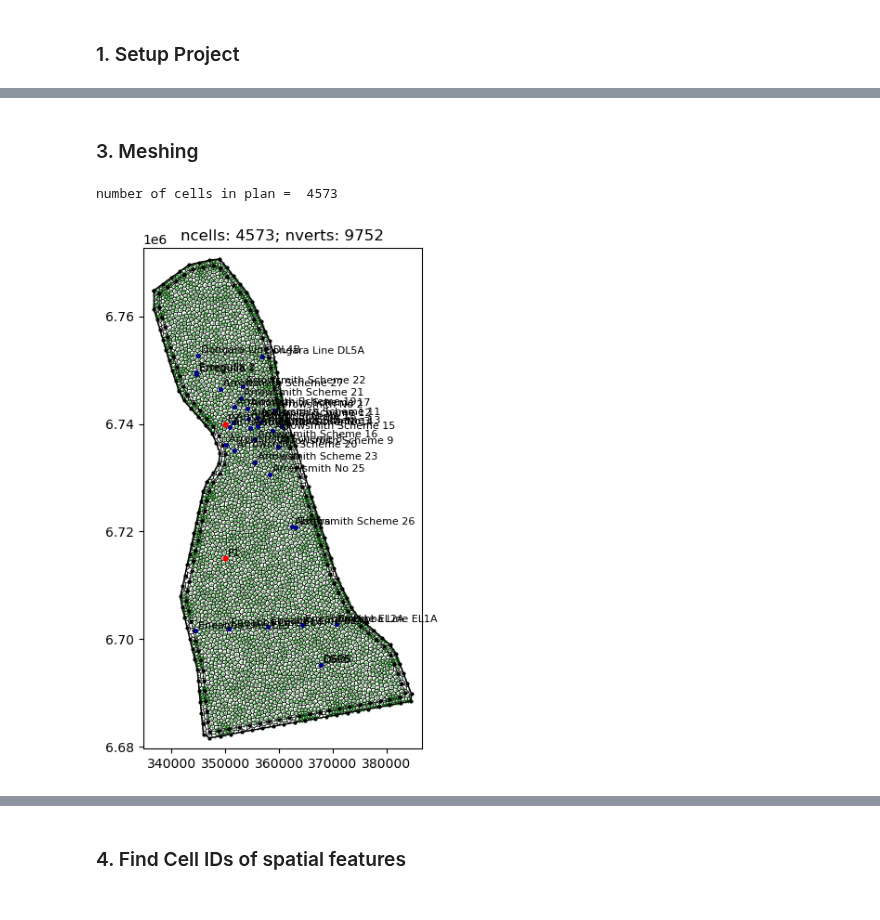
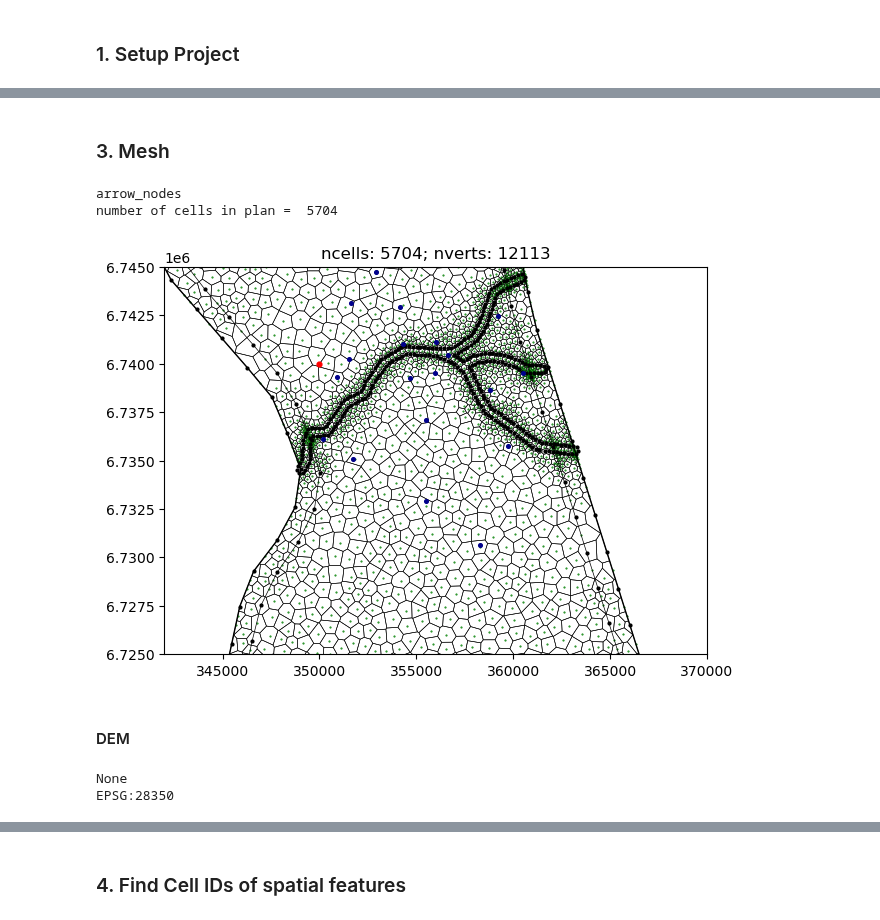
Before and after one commit to malvina-chmielarski/Otorowiri, a Jupyter notebook: scripts/Otorowiri_main.ipynb, the cells around one changed output, grey strips where cells are left out. Saved outputs shown, nothing was run; the diff lists cells and outputs as text; code cells hidden in the pictures.

Commit message:
made arrowsmith mesh

```diff
--- a/scripts/Otorowiri_main.ipynb
+++ b/scripts/Otorowiri_main.ipynb
@@ -63,19 +65,34 @@ spatial = Spatial(epsg = 28350)
 
 import process_spatial
 process_spatial.model_boundary(spatial, boundary_buff = 1000, simplify_tolerance = 800, node_spacing = 2000)
-#process_spatial.model_DEM(spatial)
+
 process_spatial.geo_bores(spatial)
 process_spatial.obs_bores(spatial)
-#process_spatial.obs_bores(spatial, observations)
 process_spatial.pump_bores(spatial)
-#process_spatial.head_boundary(spatial)
-#process_spatial.faults(spatial)
-process_spatial.river(spatial, node_spacing = 200, buffer_distance = 200, threshold = 100)
+process_spatial.arrow(spatial, node_spacing = 200, buffer_distance = 200, threshold = 100)
+#process_spatial.rivers(spatial, node_spacing = 200, buffer_distance = 200, threshold = 100)
 process_spatial.outcrop(spatial, node_spacing = 200, buffer_distance = 200, threshold = 100)
 process_spatial.lithology_boundary(spatial, node_spacing = 200, buffer_distance = 200, threshold = 100)
-#process_spatial.lakes(spatial)
-#process_spatial.plot_spatial(spatial)
-#process_spatial.plot_spatial2(spatial, geobores = True, obsbores = False, pumpbores = False)
+
+spatial.xsection_names = ['A', 'B', 'C']
+spatial.xsections = [
+                     [(340000, 6690000),(385000, 6700000)],
+                     [(340000, 6730000),(365000, 6740000)],
+                     [(350000, 6765000),(365000, 6680000)]
+                     ]
+
+extent = [[342000, 370000],[6725000, 6745000]] # extent[[x0,x1], [y0,y1]]
+process_spatial.plot_spatial(spatial,
+                 labels = False, # Bore ids
+                 obsbores = False,
+                 pumpbores = False,
+                 geobores = True,
+                 rivers = False, # thre three river
+                 arrow = True, # Just arrowsmith
+                 outcrop = True,
+                 xsections = True,
+                 extent = extent # Just hash out to see the whole model
+                 )
 # %% [output]
 POLYGON ((361337.20725018514 6735522.680110534, 361318.55532478204 6735525.34676506, 361300.2371096979 6735529.756794962, 361282.41518154956 6735535.871060632, 361265.24771234096 6735543.635297142, 36 ...
 POLYGON ((345140.9692787377 6707402.668853647, 345252.9796207384 6706720.167554041, 345388.9877556131 6705992.6490580365, 345596.98865407764 6705040.136873238, 345704.0417691118 6704640.13896092, 3458 ...
@@ -90,11 +108,11 @@ spatial.model_boundary_gdf.explore(m=m, fill = False)
 # %% [output]
 [interactive output not drawn]
 # %% [markdown]
-### 3. Meshing
+### 3. Mesh
 # %%
 from loopflopy.mesh import Mesh
 special_cells = {
-    #'chd': ['west'],
+                 'rivers': ['arrow'],
                  #'wel': ['pumpbores'],
                  'obs': ['obsbores'], }
 mesh = Mesh(plangrid = 'vor', special_cells = special_cells) # special cells to identify as arguements
@@ -108,7 +126,7 @@ mesh.boremaxtri = 99999999
 
 mesh.create_bore_refinement(spatial)
 
-node_list = []#'faults_nodes', 'bore_refinement_nodes']
+node_list = ['arrow_nodes']#'faults_nodes', 'bore_refinement_nodes']
 polygon_list = ['model_boundary_poly', 'inner_boundary_poly']
 
 mesh.prepare_nodes_and_polygons(spatial, node_list, polygon_list)
@@ -116,15 +134,26 @@ mesh.create_mesh(project, spatial)
 
 print('number of cells in plan = ', mesh.ncpl)
 # %% [output]
-number of cells in plan =  4573
+arrow_nodes
+number of cells in plan =  5704
 # %%
-xlim = [spatial.x0 - 2000, spatial.x1 + 2000]
-ylim = [spatial.y0 - 2000, spatial.y1 + 2000]
-
-#xlim = [368000, 372000]
-#ylim = [6512500, 6517500]
-
-features = ['wel', 'obs']#, 'fault']
-mesh.plot_cell2d(spatial, features, xlim, ylim)
+xlim = extent[0]
+ylim = extent[1]
+features = ['wel', 'obs', 'arrow']
+mesh.plot_cell2d(spatial, features, xlim, ylim, labels = False) # Just exclude xlim, ylim if plotting whole thing
 # %% [output]
-[figure, old version]
+[figure, new version]
+# %% [markdown]
+#### DEM
+# %%
+import process_dem
+#process_dem.model_DEM(spatial) only need to do once!
+
+from loopflopy.dem import DEM
+geotiff_fname = '../Data/data_dem/Otorowiri_Model_DEM.tif'
+dem = DEM(geotiff_fname = geotiff_fname)
+#dem.plot_geotiff()
+#dem.resample_topo(project, mesh, spatial) # only need to run when mesh changes. Take 1-2 minutes
+# %% [output]
+None
+EPSG:28350
```
Also changed, not shown: parts of 14 cells of this notebook, 3 other files.
